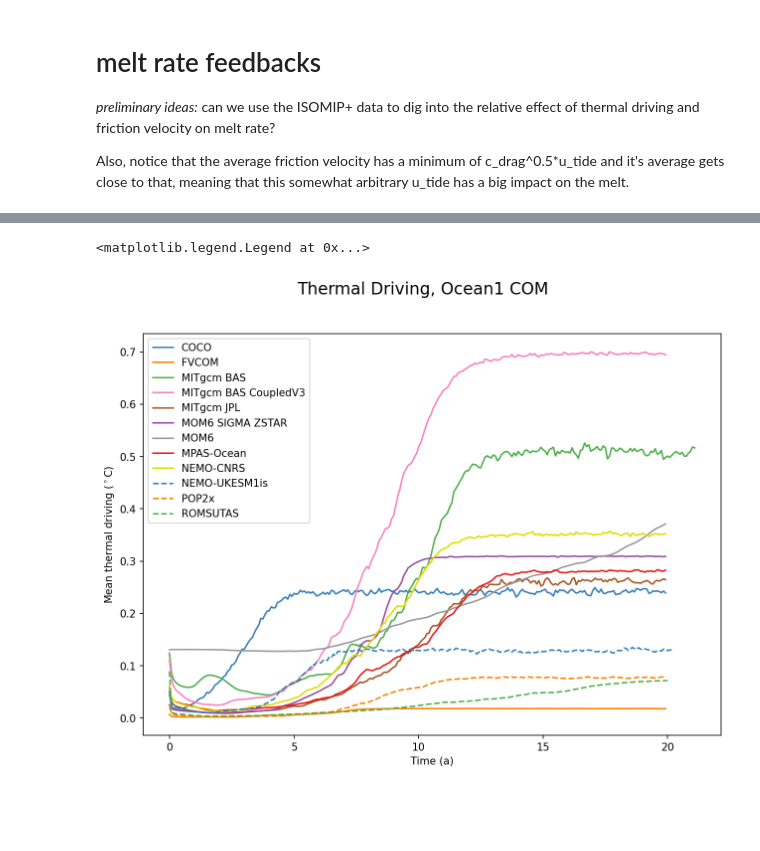
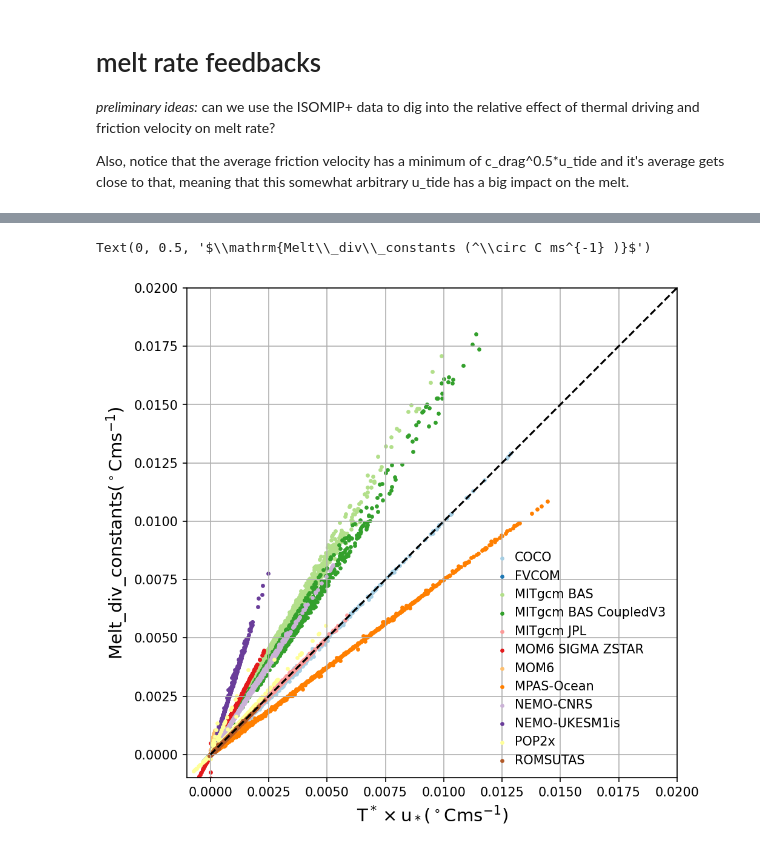
Before and after one commit to misomip/isomip-plus, a Jupyter notebook: notebooks/melt_vs_drivers/melt_vs_drivers.ipynb, the cells around one changed output, grey strips where cells are left out. Drawn from its saved outputs; the diff is of its cells as text; code cells hidden in the pictures; blank space fills up the shorter version.

```diff
--- a/notebooks/melt_vs_drivers/melt_vs_drivers.ipynb
+++ b/notebooks/melt_vs_drivers/melt_vs_drivers.ipynb
@@ -41 +37,21 @@ plt.rc('axes', prop_cycle=cc)
+# %%
+# Constants
+
+rho_fw = 1000 #kg/m3
+L = 3.34e5 #J/kg
+rho_sw = 1028 #kg/m3
+Cw = 3974
+
+GammaT={'COCO':2.5e-2,
+'FVCOM':.2,
+'MITgcm BAS':1.9e-2,
+'MITgcm BAS CoupledV3':2.1e-2,
+'MITgcm JPL':3.25e-2,
+'MOM6':4.5e-2,
+'MOM6 SIGMA ZSTAR':8.7e-2,
+'MPAS-Ocean':1.46e-2,
+'NEMO-CNRS':4e-2,
+'NEMO-UKESM1is':1.4e-1,
+'POP2x':1.1e-1,
+'ROMSUTAS':5e-2}
 # %%
@@ -66,24 +124,33 @@ plt.legend()
-# %%
-expt = Ocean1_COM
-labels = []
-for fileIndex in range(len(expt)):
-    fileName = expt[fileIndex]
-    baseName = os.path.basename(basedrive +fileName)
-    modelName = ' '.join(baseName.split('_')[2:]).split('.')[0]
-    labels.append(modelName)
-
-length = len(expt)
-fig = plt.figure(figsize=(10,7),facecolor='w',dpi = 150)
-for i in np.arange(length):
-    data = xr.open_dataset(basedrive+expt[i], decode_times=False)
-    fr = data.thermalDriving
-    mr = data.meltRate # use this and .where() to mask out parts of domain that aren't melting
-    fr = fr.where(mr < 1e36).where(mr !=0).mean(['nx','ny'])#.plot()
-    plt.plot(fr.nTime/12, (fr),label = labels[i])
-fig.suptitle('Thermal Driving, Ocean1 COM', fontsize = 16);
-plt.ylabel('Mean thermal driving ($^\circ$C)')
-plt.xlabel('Time (a)')
-plt.legend()
-# %% [output]
-<matplotlib.legend.Legend at 0x...>
-[figure, removed]
+# %%
+# scatter plot of melt rates divided by constants aganst T^* times u_* for Ocean1_COM
+
+gs = gridspec.GridSpec(nrows=1,ncols=1,wspace=0.15, hspace=0.05)
+fig = plt.figure(figsize=(10,7),facecolor='w',dpi = 150)
+ax=fig.add_subplot(gs[0])
+
+for i in np.arange(length):
+
+    data = xr.open_dataset(basedrive+expt[i], decode_times=False)
+    melt = (data.meltRate).isel(nTime = np.arange(time-13,time)).mean('nTime')
+    melt_av = (melt.where(melt<1e36))
+    tstar = data.thermalDriving.isel(nTime = np.arange(time-13,time)).mean('nTime')
+    tstar_av = (tstar.where(tstar<1e36))
+    ustar = data.frictionVelocity.isel(nTime = np.arange(time-13,time)).mean('nTime')
+    ustar_av = (ustar.where(ustar<1e36))
+    melt_div_constants = melt_av*rho_fw*L/(rho_sw*GammaT[labels[i]]*Cw)
+    ax.scatter(melt_div_constants, tstar_av*ustar_av,s=5,color=modelcolours[i])
+    ax.scatter(melt_div_constants[-1], tstar_av[-1]*ustar_av[-1], s=5,label=labels[i],color=modelcolours[i])
+
+ax.plot((0,0.02),(0,.02),'k--')
+#ax.legend(loc='upper center', bbox_to_anchor=(0.5, -0.05),frameon=False,ncol=length/2,handletextpad=0.01)
+ax.legend(loc='lower right',frameon=False,handletextpad=0.01)
+
+ax.set_xlim((-.001,0.02))
+ax.set_ylim((-.001,0.02))
+ax.set_aspect('equal')
+ax.grid()
+plt.xlabel(r'$\mathrm{T^*\times u_* (^\circ C  ms^{-1} )}$',fontsize=14)
+plt.ylabel(r'$\mathrm{Melt\_div\_constants (^\circ C ms^{-1} )}$',fontsize=14)
+# %% [output]
+Text(0, 0.5, '$\\mathrm{Melt\\_div\\_constants (^\\circ C ms^{-1} )}$')
+[figure, added]
```
Also changed, not shown: parts of 6 cells of this notebook.
